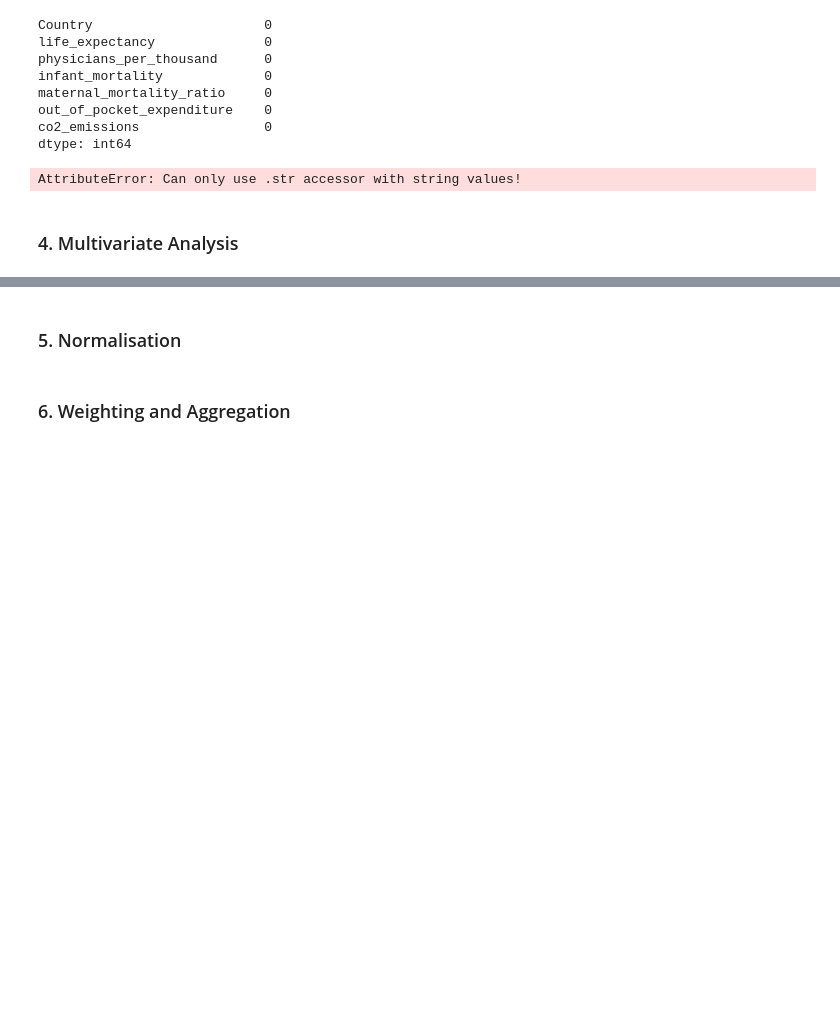
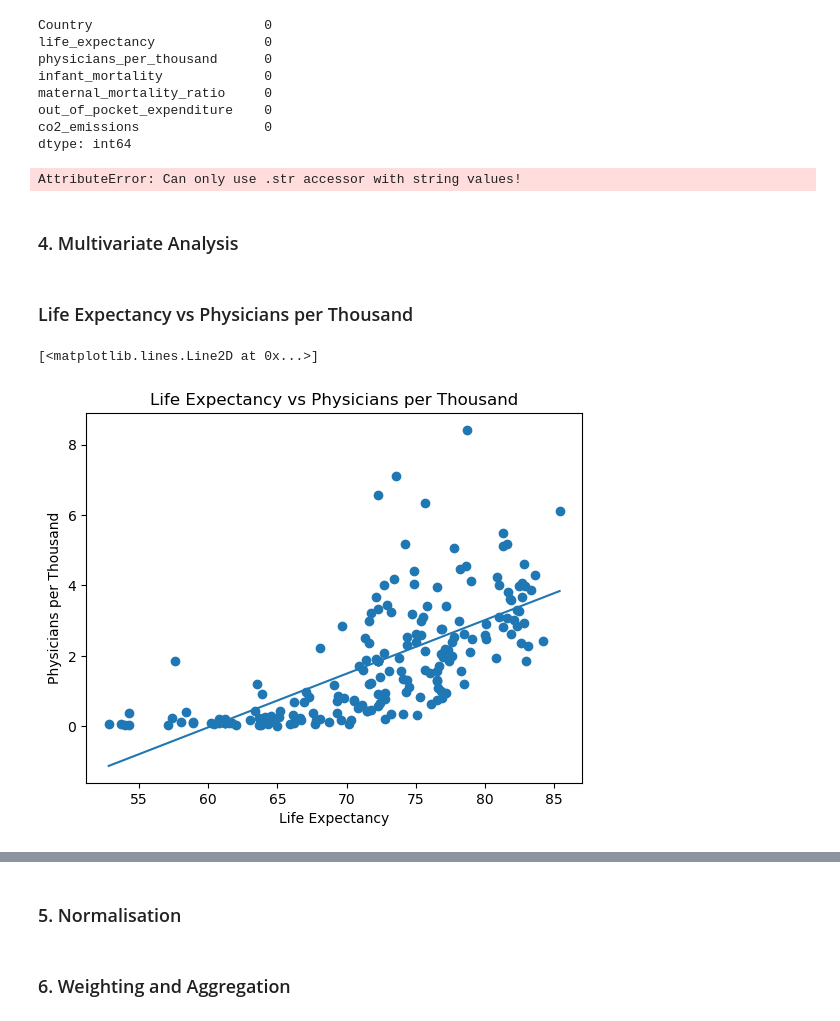
Before and after one commit to Matthew-Riddell/DAV_CA1, a Jupyter notebook: MATTHEW_RIDDELL_DAV_CA.ipynb, the cells around one changed output, grey strips where cells are left out. Cells and saved outputs as stored; diff of their text form; code cells hidden in the pictures; blank space fills up the shorter version.

```diff
--- a/MATTHEW_RIDDELL_DAV_CA.ipynb
+++ b/MATTHEW_RIDDELL_DAV_CA.ipynb
@@ -130,0 +137,21 @@ AttributeError: Can only use .str accessor with string values!
+# %%
+# declare variables
+country = df_selected['Country']
+life_expectancy = df_selected['life_expectancy']
+physicians_per_thousand = df_selected['physicians_per_thousand']
+infant_mortality = df_selected['infant_mortality']
+maternal_mortality_ratio = df_selected['maternal_mortality_ratio']
+out_of_pocket_expenditure = df_selected['out_of_pocket_expenditure']
+co2_emissions = df_selected['co2_emissions']
+# %% [markdown]
+### Life Expectancy vs Physicians per Thousand
+# %%
+from matplotlib import pyplot as plt
+plt.title("Life Expectancy vs Physicians per Thousand")
+plt.xlabel("Life Expectancy")
+plt.ylabel("Physicians per Thousand")
+plt.scatter(life_expectancy, physicians_per_thousand)
+plt.plot(np.unique(life_expectancy), np.poly1d(np.polyfit(life_expectancy, physicians_per_thousand, 1))(np.unique(life_expectancy)))
+# %% [output]
+[<matplotlib.lines.Line2D at 0x...>]
+[figure, added]
```
Also changed, not shown: parts of 9 cells of this notebook, 1 other file.
